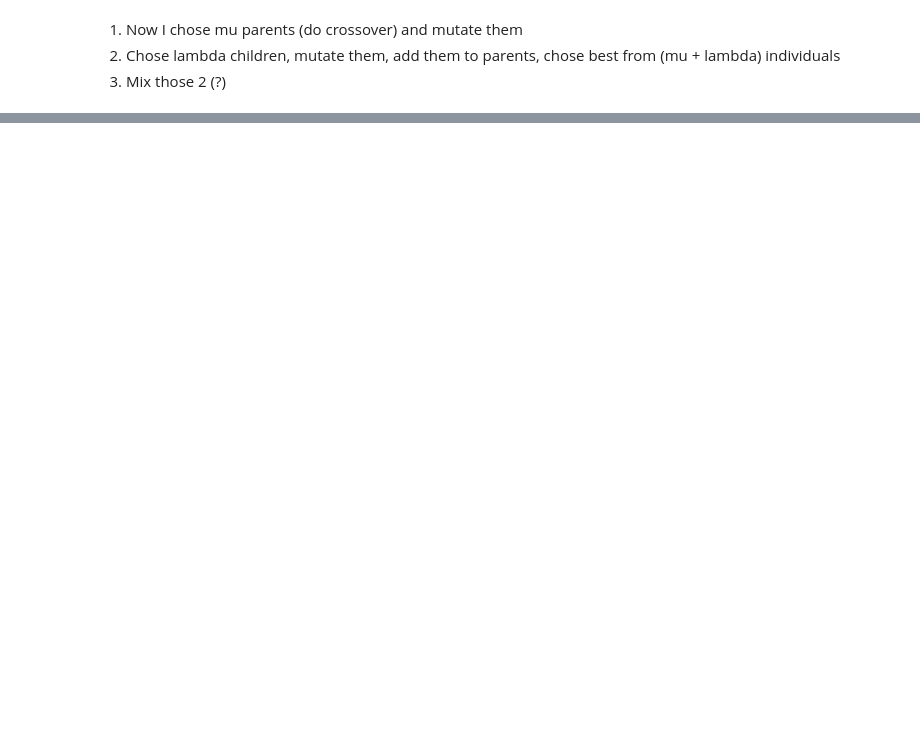
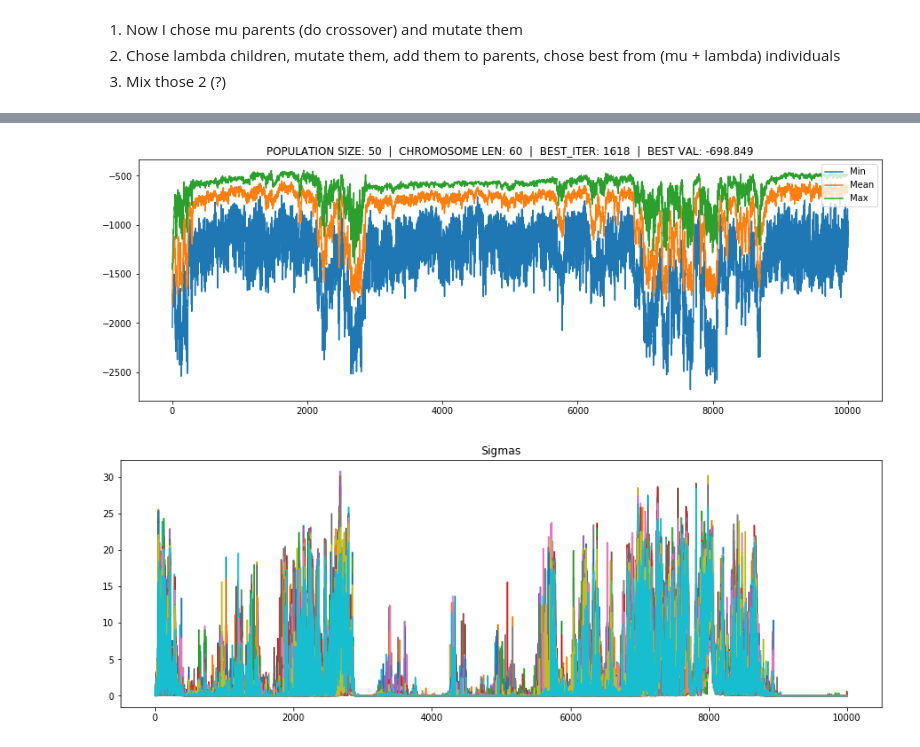
Before and after one commit to TheFebrin/UNIVERSITY, a Jupyter notebook: AI 4 Games/Assignment 2/mars_lander.ipynb, the cells around one changed output, grey strips where cells are left out. Saved outputs shown, nothing was run; the diff lists cells and outputs as text; code cells hidden in the pictures; blank space fills up the shorter version.

```diff
--- a/AI 4 Games/Assignment 2/mars_lander.ipynb
+++ b/AI 4 Games/Assignment 2/mars_lander.ipynb
@@ -204,0 +282,7 @@ score, cords = simmulate(genotype=tmp, x=2500, y=2700, h_speed=0, v_speed=0, fue
+# %%
+model.run(iters=10000)
+model.plot_cost()
+model.plot_sigmas()
+# %% [output]
+[figure, added]
+[figure, added]
```
Also changed, not shown: parts of 15 cells of this notebook.
